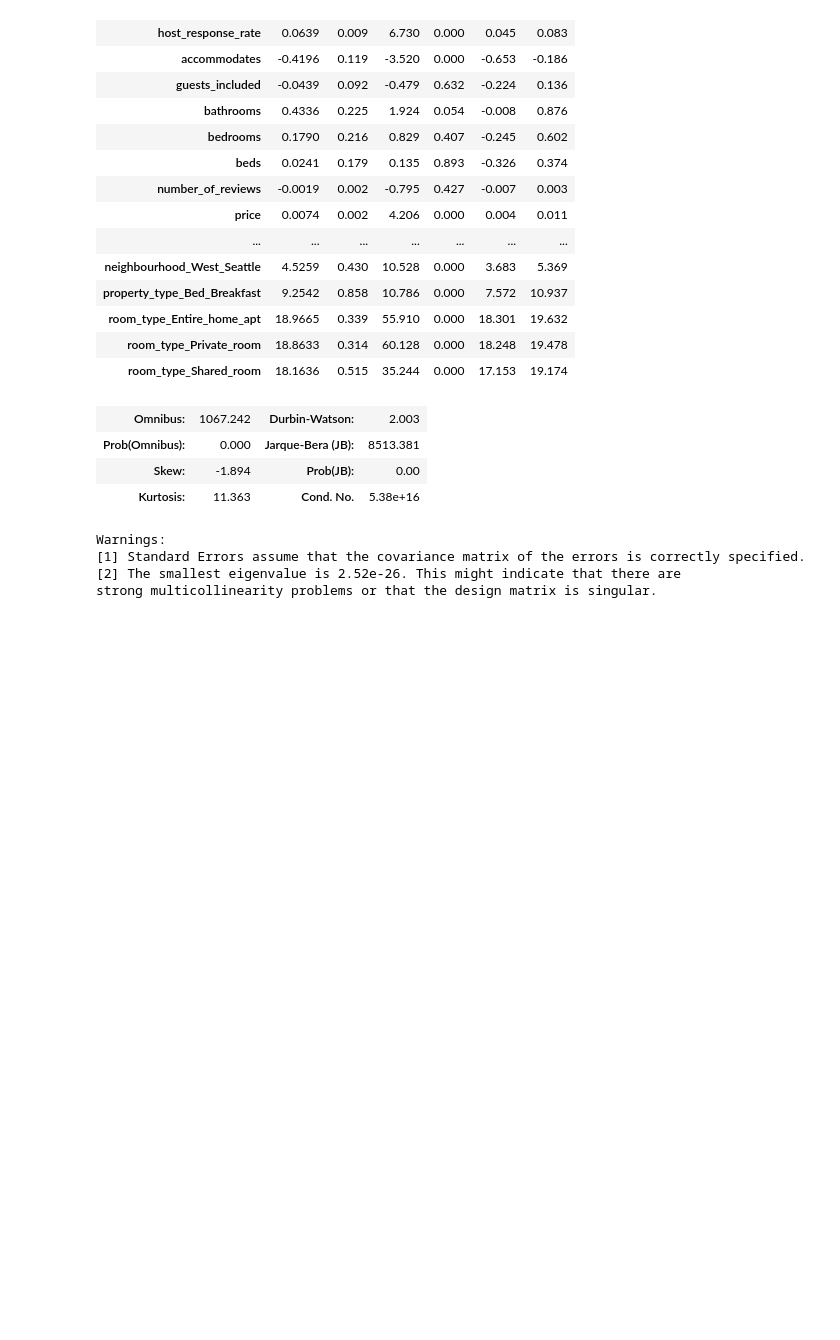
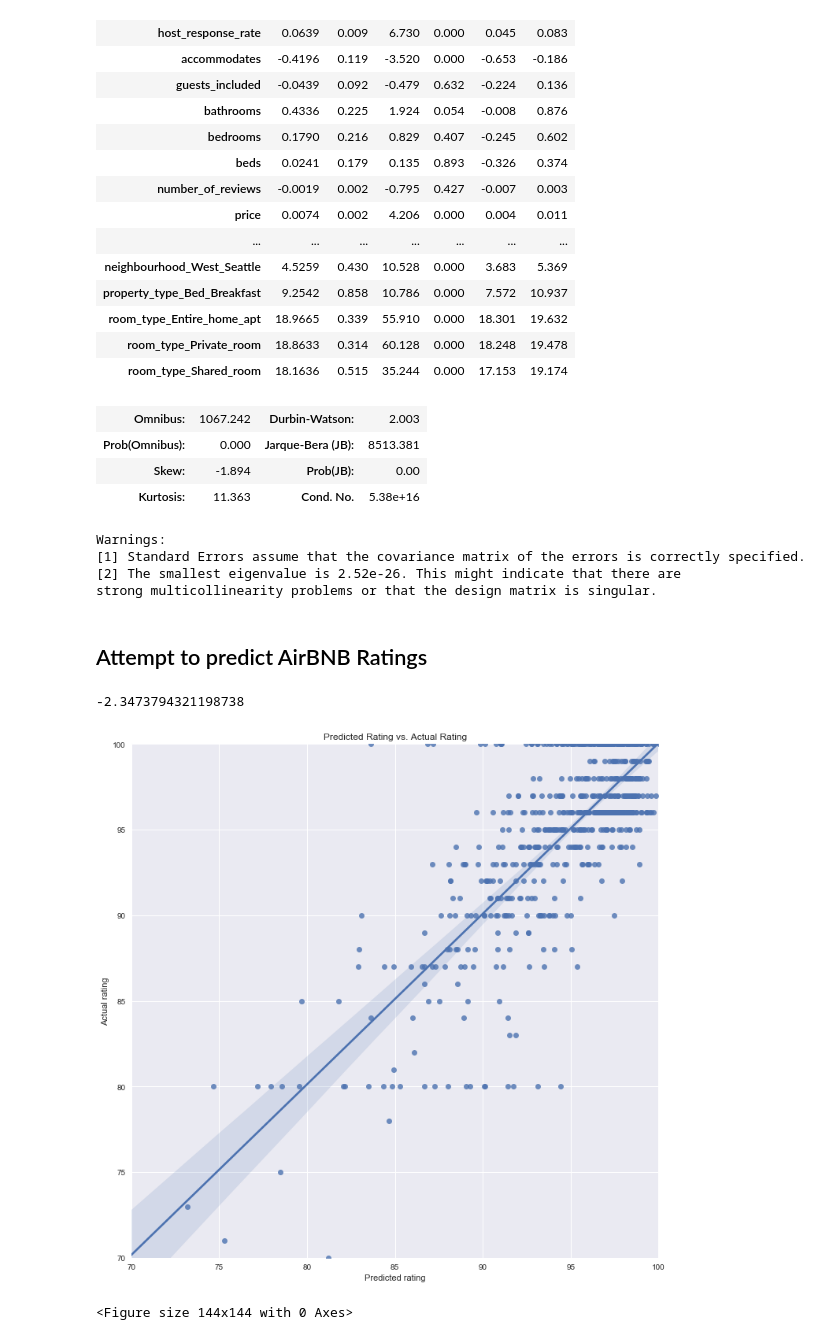
Before and after one commit to joshkeating/inf370-final-project, a Jupyter notebook: analysis.ipynb, the cells around one changed output. Drawn from its saved outputs; the diff is of its cells as text; code cells hidden in the pictures; blank space fills up the shorter version.

```diff
--- a/analysis.ipynb
+++ b/analysis.ipynb
@@ -326,3 +332,50 @@ Warnings:
 [1] Standard Errors assume that the covariance matrix of the errors is correctly specified.
 [2] The smallest eigenvalue is 2.52e-26. This might indicate that there are
 strong multicollinearity problems or that the design matrix is singular.
+# %% [markdown]
+## Attempt to predict AirBNB Ratings
+# %%
+# split into train and test
+train_features, test_features, train_outcome, test_outcome = train_test_split(
+    airbnb_data_dummies.drop("review_scores_rating", axis=1),
+    airbnb_data_dummies.review_scores_rating,
+    test_size=0.20
+)
+# %%
+nn_pipeline = make_pipeline(
+    MinMaxScaler(),
+    SelectKBest(),
+    PolynomialFeatures(1),
+    MLPRegressor()
+)
+# %%
+nn_param_grid = {
+              'selectkbest__k':['all'],
+              'mlpregressor__learning_rate':["constant", "invscaling", "adaptive"],
+              'mlpregressor__solver':["lbfgs", "sgd", "adam"],
+              'mlpregressor__activation':["relu"]
+}
+# %%
+nn_grid = GridSearchCV(nn_pipeline, nn_param_grid, cv=3, scoring="neg_mean_absolute_error")
+nn_grid.fit(train_features, train_outcome)
+nn_grid.score(test_features, test_outcome)
+# %% [output]
+-2.3473794321198738
+# %%
+# plt.scatter(nn_grid.predict(test_features),test_outcome,color='b', alpha = .5, label = 'Neural Net', )
+
+# plt.show()
+
+plot1 = sns.regplot(nn_grid.predict(test_features),test_outcome )
+plt.xlabel('Predicted rating')
+plt.ylabel('Actual rating')
+plt.title('Predicted Rating vs. Actual Rating')
+plt.xlim(right = 100)
+plt.xlim(left = 70)
+plt.ylim(bottom = 70)
+plt.ylim(top = 100)
+plt.figure(figsize=(2,2))
+plt.show(plot1)
+# %% [output]
+[figure, added]
+<Figure size 144x144 with 0 Axes>
```
Also changed, not shown: parts of 22 cells of this notebook, 1 other file.
